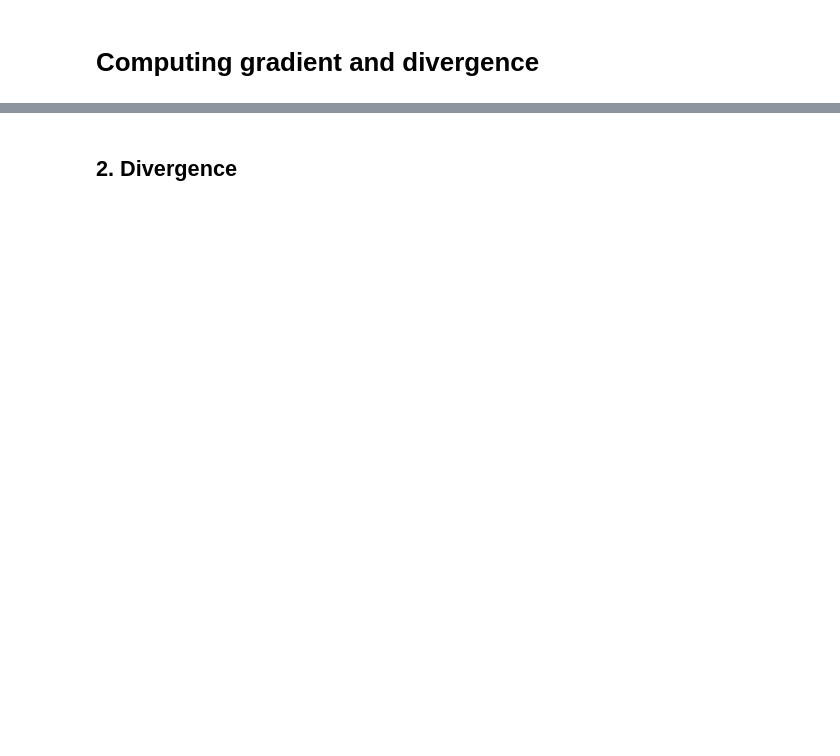
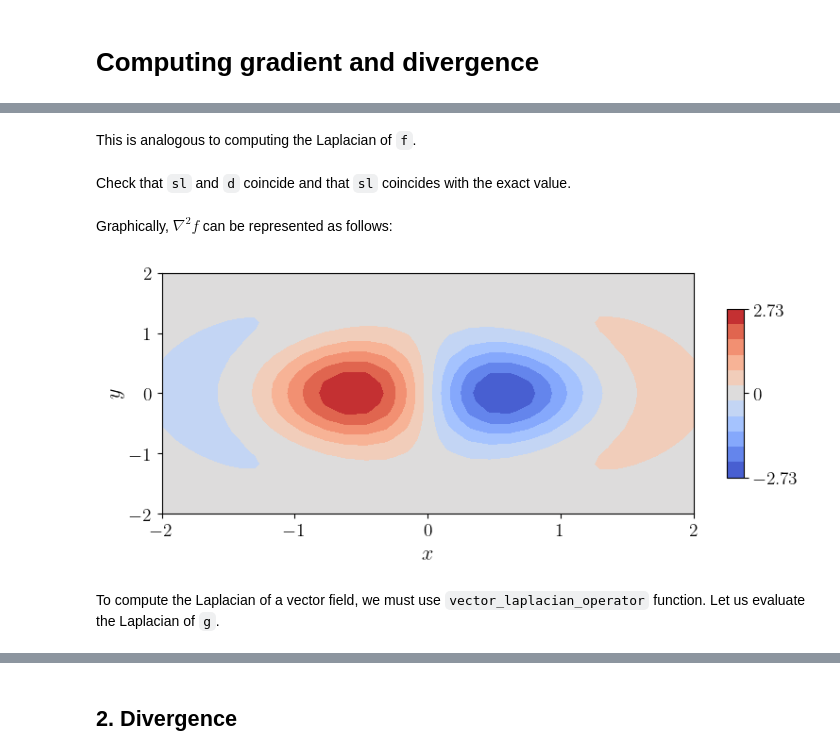
Before and after one commit to YelyzavetaV/trispectral, a Jupyter notebook: benchmarks/differential_operators.ipynb, the cells around one changed output, grey strips where cells are left out. Drawn from its saved outputs; the diff is of its cells as text; code cells hidden in the pictures; blank space fills up the shorter version.

```diff
--- a/benchmarks/differential_operators.ipynb
+++ b/benchmarks/differential_operators.ipynb
@@ -60,11 +67,0 @@ Let us compute it.
-# %%
-nx = ny = nz = 31
-
-grid = ts.Grid.from_bounds(
-    [0., 1., nx], [-1., 1., ny], [-np.pi, np.pi, nz], discs=3 * ["chebyshev"]
-)
-x, y, z = grid
-# %%
-f = 2 * x + 3 * y**2 - np.sin(z)
-
-g = ts.gradient_operator(grid) @ f
@@ -111,5 +67,0 @@ indicating that directions $y$ and $z$ are inhomogeneous.
-# %%
-ny = 41
-
-grid = ts.Grid.from_bounds([-1., 1., ny], discs=["chebyshev"])
-y = grid[0]
@@ -127,0 +72,6 @@ assert np.allclose(gz - 1j * beta * fhat, 0)
+# %% [markdown]
+This is analogous to computing the Laplacian of `f`.
+# %%
+sl = ts.scalar_laplacian_operator(grid) @ f
+# %% [markdown]
+Check that `sl` and `d` coincide and that `sl` coincides with the exact value.
@@ -127,0 +81,38 @@ assert np.allclose(gz - 1j * beta * fhat, 0)
+# %% [markdown]
+Graphically, $\nabla^2 f$ can be represented as follows:
+# %%
+fig, ax = plt.subplots(1, 1, figsize=(8, 3.5), tight_layout=True)
+
+ax.set_xlim(-2, 2)
+ax.set_ylim(-2, 2)
+
+ax.set_xlabel("$x$")
+ax.set_ylabel("$y$")
+
+c = ax.contourf(
+    x.reshape(nx, ny, order="F"),
+    y.reshape(nx, ny, order="F"),
+    sl.reshape(nx, ny, order="F"),
+    levels=np.linspace(np.min(sl), np.max(sl), 12),
+    cmap=plt.get_cmap("coolwarm"),
+)
+
+cbar = plt.colorbar(
+    c,
+    ax=ax,
+    ticks=[np.min(sl), 0, np.max(sl)],
+    location="right",
+    shrink=0.7,
+    aspect=10,
+)
+cbar.ax.set_yticklabels([f"${np.min(sl): .2f}$", 0, f"${np.max(sl): .2f}$"])
+
+
+ax.set_xticks(np.arange(-2, 3, 1))
+ax.set_yticks(np.arange(-2, 3, 1));
+
+# plt.savefig("ex_2.pdf");
+# %% [output]
+[figure, added]
+# %% [markdown]
+To compute the Laplacian of a vector field, we must use `vector_laplacian_operator` function. Let us evaluate the Laplacian of `g`.
```
Also changed, not shown: parts of 68 cells of this notebook, 10 other files.
